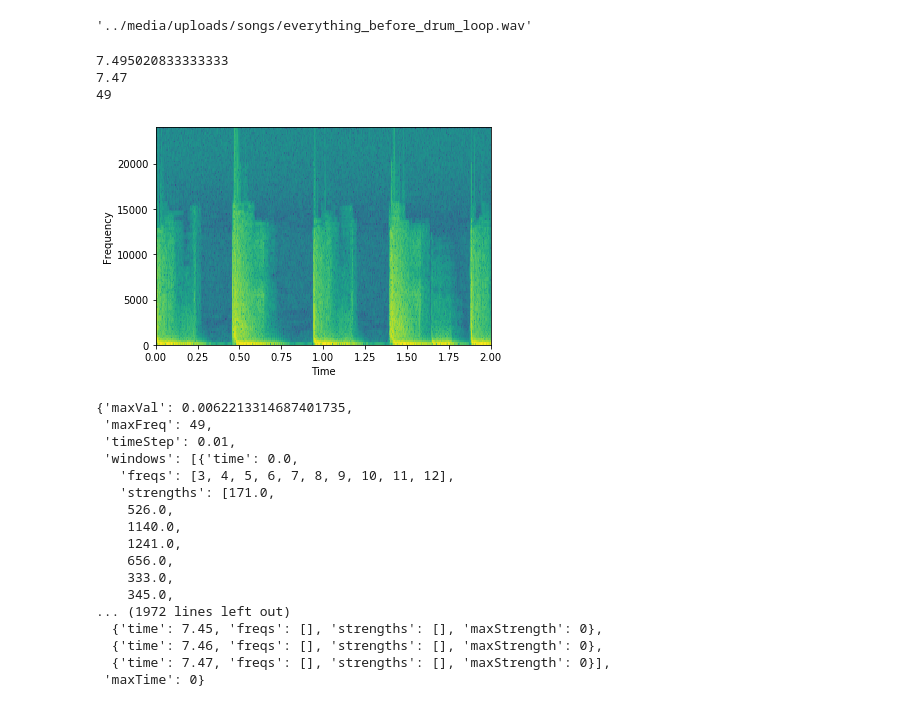
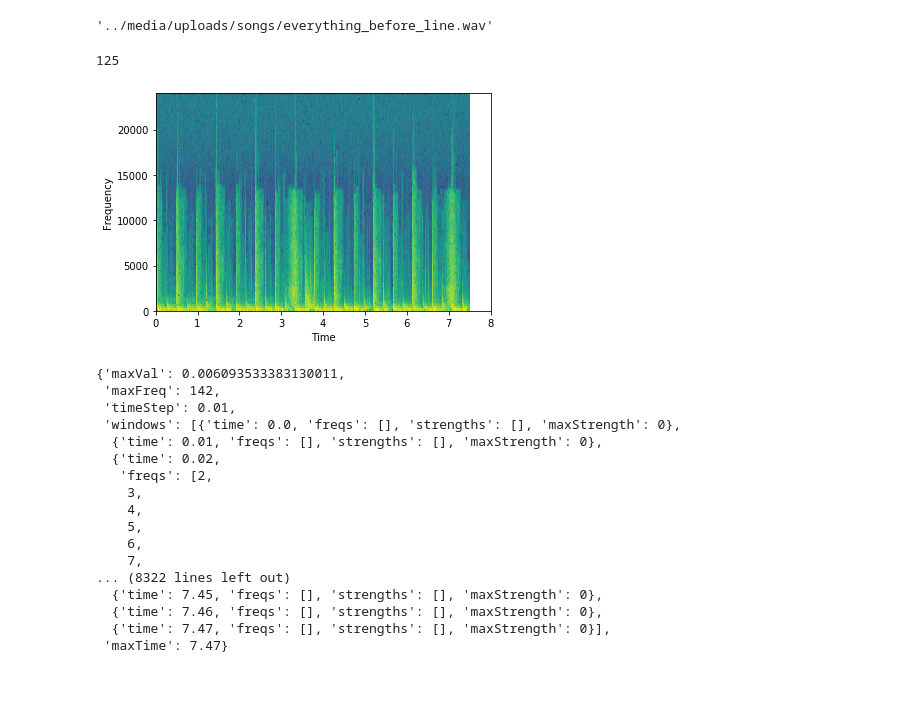
Before and after one commit to myzyryzm/Generic-API, a Jupyter notebook: app/utils/Audio.ipynb, the cells around one changed output. Drawn from its saved outputs; the diff is of its cells as text; code cells hidden in the pictures.

```diff
--- a/app/utils/Audio.ipynb
+++ b/app/utils/Audio.ipynb
@@ -62,11 +62,11 @@ def plot_spectrogram(samples, sampling_rate):
     plt.show()
 # %%
 import requests
-req = requests.get("http://localhost:8000/api/general/songs/?get_file_path=1&title=everything_before_drum_loop")
+req = requests.get("http://localhost:8000/api/general/songs/?get_file_path=1&title=everything_before_line")
 file_path = '../' + req.text[1:-1]
 file_path
 # %% [output]
-'../media/uploads/songs/everything_before_drum_loop.wav'
+'../media/uploads/songs/everything_before_line.wav'
 # %%
 samples, sampling_rate = librosa.load(file_path, sr=None, mono=True, offset=0.0, duration=None)
 window_ms = 20
@@ -74,7 +74,6 @@ stride_ms = 10
 time_step = stride_ms/1000
 window_size = window_ms * sampling_rate * 0.001
 s = spectrogram(samples, sampling_rate, window_ms=window_ms, stride_ms=stride_ms)
-print(len(samples)/sampling_rate)
 duration = len(samples)/sampling_rate
 ret = {}
 max_val = np.max(s)
@@ -83,56 +82,57 @@ ret['maxFreq'] = 0
 ret['timeStep'] = myconverter(time_step)
 ret['windows'] = []
 minimum = 5
-minimum = 10 * 10**-3
+minimum = 10**-3
 time_low = 0
-time_high = 2
+time_high = 8
 time_dex_lower = int(time_low / time_step)
 time_dex = int(time_high / time_step)
 time_dex = s.shape[1]
 max_time = (time_dex-1) * ((time_step * 100)//1)/100
 ret['maxTime'] = max_time
+possible_freqs = []
 for i in range(time_dex_lower, time_dex):
-    time = i * ((time_step * 100)//1)/100
+    time = i * ((time_step * 1000)//1)/1000
     cur_dict = {}
     cur_dict['time'] = myconverter(time)
     cur_values = s[:, i]
     # strength_diff = 10 - np.log(max_val/cur_values)
     strength_diff = cur_values/max_val
     max_strength = 0
     freqs = np.where(strength_diff >= minimum)[0]
     cur_dict['freqs'] = myconverter(freqs)
     cur_dict['strengths'] = []
     if len(freqs) > 0:
+        possible_freqs = list(set(possible_freqs + cur_dict['freqs']))
         max_freq = np.max(freqs)
         ret['maxFreq'] = max_freq if max_freq > ret['maxFreq'] else ret['maxFreq']
         vals = strength_diff[strength_diff >= minimum]
         vals = (vals * 10000)//1
         max_strength = np.max(vals)
         cur_dict['strengths'] = myconverter(vals)
     cur_dict['maxStrength'] = myconverter(max_strength)
     ret['windows'].append(cur_dict)
 ret['maxFreq'] = myconverter(ret['maxFreq'])
+print(len(possible_freqs))
 plot_spectrogram(samples, sampling_rate)
 ret
 # %% [output]
-7.495020833333333
-7.47
-49
+125
-[figure, old version]
+[figure, new version]
-{'maxVal': 0.0062213314687401735,
- 'maxFreq': 49,
+{'maxVal': 0.006093533383130011,
+ 'maxFreq': 142,
  'timeStep': 0.01,
- 'windows': [{'time': 0.0,
-   'freqs': [3, 4, 5, 6, 7, 8, 9, 10, 11, 12],
-   'strengths': [171.0,
-    526.0,
-    1140.0,
-    1241.0,
-    656.0,
-    333.0,
-    345.0,
-... (1972 lines left out)
+ 'windows': [{'time': 0.0, 'freqs': [], 'strengths': [], 'maxStrength': 0},
+  {'time': 0.01, 'freqs': [], 'strengths': [], 'maxStrength': 0},
+  {'time': 0.02,
+   'freqs': [2,
+    3,
+    4,
+    5,
+    6,
+    7,
+... (8322 lines left out)
   {'time': 7.45, 'freqs': [], 'strengths': [], 'maxStrength': 0},
   {'time': 7.46, 'freqs': [], 'strengths': [], 'maxStrength': 0},
   {'time': 7.47, 'freqs': [], 'strengths': [], 'maxStrength': 0}],
- 'maxTime': 0}
+ 'maxTime': 7.47}
```
Also changed, not shown: 1 other file.
